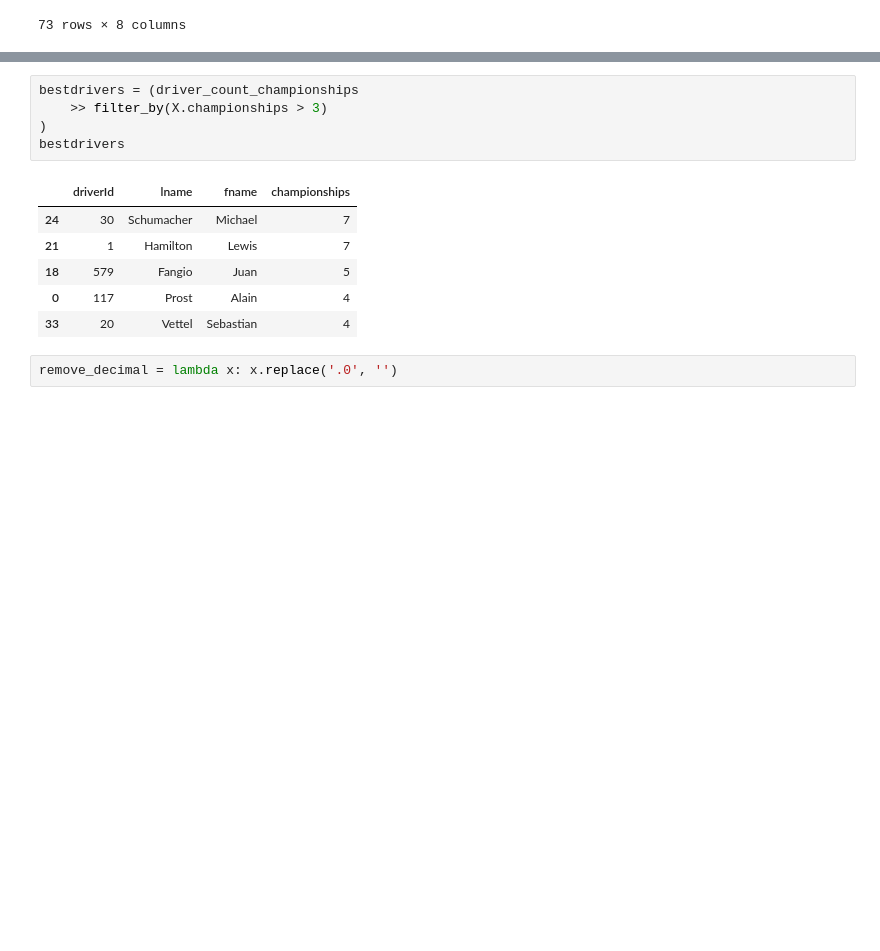
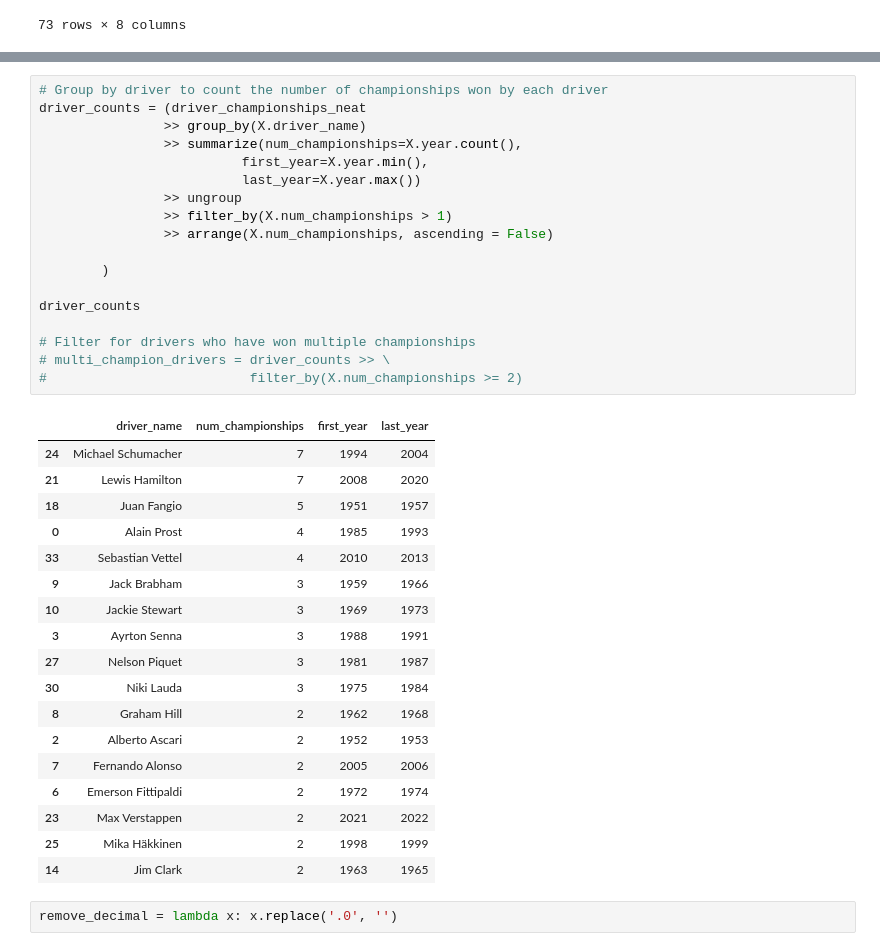
Before and after one commit to mclellanw00/capstone, a Jupyter notebook: F1Data.ipynb, the cells around one changed output, grey strips where cells are left out. Saved outputs shown, nothing was run; the diff lists cells and outputs as text; blank space fills up the shorter version.

```diff
--- a/F1Data.ipynb
+++ b/F1Data.ipynb
@@ -500,15 +491,40 @@ driver_count_championships
-# %%
-bestdrivers = (driver_count_championships
-    >> filter_by(X.championships > 3)
-)
-bestdrivers
-# %% [output]
-|  | driverId | lname | fname | championships |
-| 24 | 30 | Schumacher | Michael | 7 |
-| 21 | 1 | Hamilton | Lewis | 7 |
-| 18 | 579 | Fangio | Juan | 5 |
-| 0 | 117 | Prost | Alain | 4 |
-| 33 | 20 | Vettel | Sebastian | 4 |
+# %%
+# Group by driver to count the number of championships won by each driver
+driver_counts = (driver_championships_neat
+                >> group_by(X.driver_name)
+                >> summarize(num_championships=X.year.count(),
+                          first_year=X.year.min(),
+                          last_year=X.year.max())
+                >> ungroup
+                >> filter_by(X.num_championships > 1)
+                >> arrange(X.num_championships, ascending = False)
+
+        )
+
+driver_counts
+
+# Filter for drivers who have won multiple championships
+# multi_champion_drivers = driver_counts >> \
+#                          filter_by(X.num_championships >= 2)
+# %% [output]
+|  | driver_name | num_championships | first_year | last_year |
+| 24 | Michael Schumacher | 7 | 1994 | 2004 |
+| 21 | Lewis Hamilton | 7 | 2008 | 2020 |
+| 18 | Juan Fangio | 5 | 1951 | 1957 |
+| 0 | Alain Prost | 4 | 1985 | 1993 |
+| 33 | Sebastian Vettel | 4 | 2010 | 2013 |
+| 9 | Jack Brabham | 3 | 1959 | 1966 |
+| 10 | Jackie Stewart | 3 | 1969 | 1973 |
+| 3 | Ayrton Senna | 3 | 1988 | 1991 |
+| 27 | Nelson Piquet | 3 | 1981 | 1987 |
+| 30 | Niki Lauda | 3 | 1975 | 1984 |
+| 8 | Graham Hill | 2 | 1962 | 1968 |
+| 2 | Alberto Ascari | 2 | 1952 | 1953 |
+| 7 | Fernando Alonso | 2 | 2005 | 2006 |
+| 6 | Emerson Fittipaldi | 2 | 1972 | 1974 |
+| 23 | Max Verstappen | 2 | 2021 | 2022 |
+| 25 | Mika Häkkinen | 2 | 1998 | 1999 |
+| 14 | Jim Clark | 2 | 1963 | 1965 |
 # %%
 remove_decimal = lambda x: x.replace('.0', '')
 # %%
```
Also changed, not shown: parts of 19 cells of this notebook.
